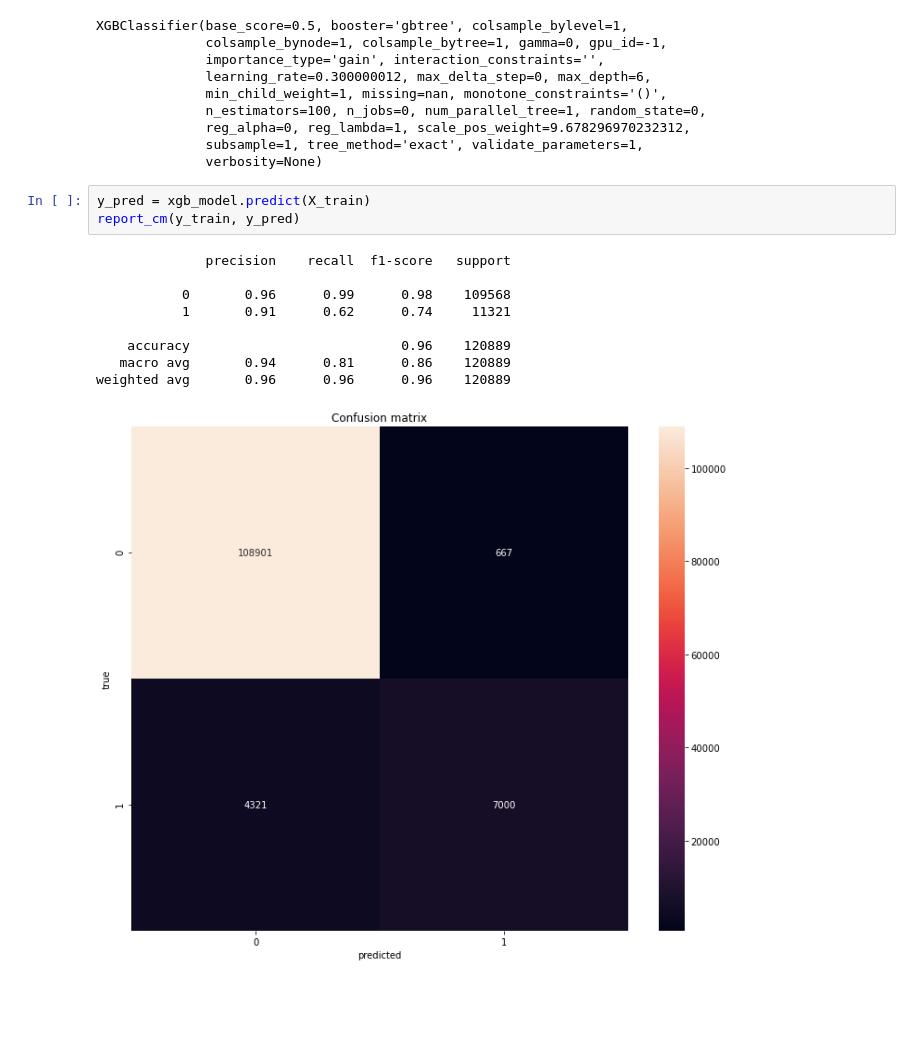
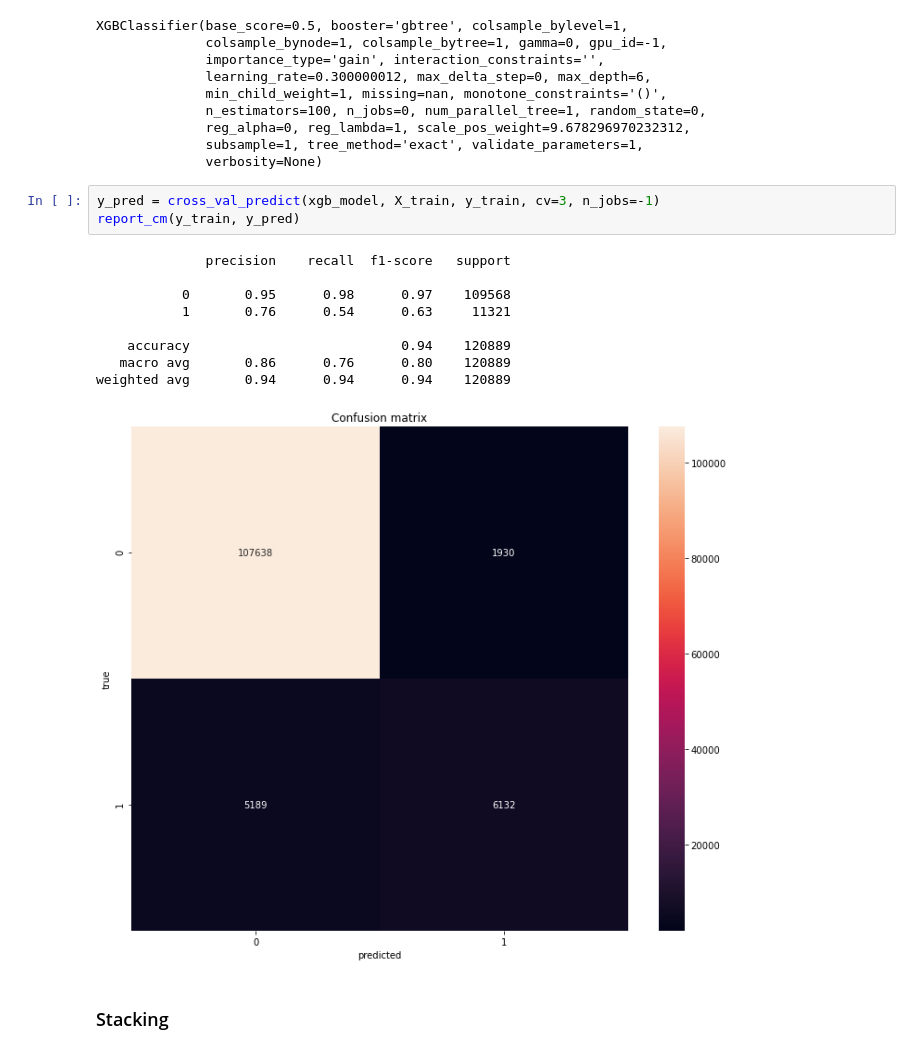
Before and after one commit to thefifthagreement/jedha-fs-s4-project, a Jupyter notebook: fraud_detection_ml.ipynb, the cells around one changed output. Cells and saved outputs as stored; diff of their text form; blank space fills up the shorter version.

```diff
--- a/fraud_detection_ml.ipynb
+++ b/fraud_detection_ml.ipynb
@@ -544,15 +544,17 @@ XGBClassifier(base_score=0.5, booster='gbtree', colsample_bylevel=1,
               subsample=1, tree_method='exact', validate_parameters=1,
               verbosity=None)
 # %%
-y_pred = xgb_model.predict(X_train)
+y_pred = cross_val_predict(xgb_model, X_train, y_train, cv=3, n_jobs=-1)
 report_cm(y_train, y_pred)
 # %% [output]
               precision    recall  f1-score   support
 
-           0       0.96      0.99      0.98    109568
-           1       0.91      0.62      0.74     11321
+           0       0.95      0.98      0.97    109568
+           1       0.76      0.54      0.63     11321
 
-    accuracy                           0.96    120889
-   macro avg       0.94      0.81      0.86    120889
-weighted avg       0.96      0.96      0.96    120889
+    accuracy                           0.94    120889
+   macro avg       0.86      0.76      0.80    120889
+weighted avg       0.94      0.94      0.94    120889
-[figure, old version]
+[figure, new version]
+# %% [markdown]
+### Stacking
```
Also changed, not shown: parts of 5 cells of this notebook.
